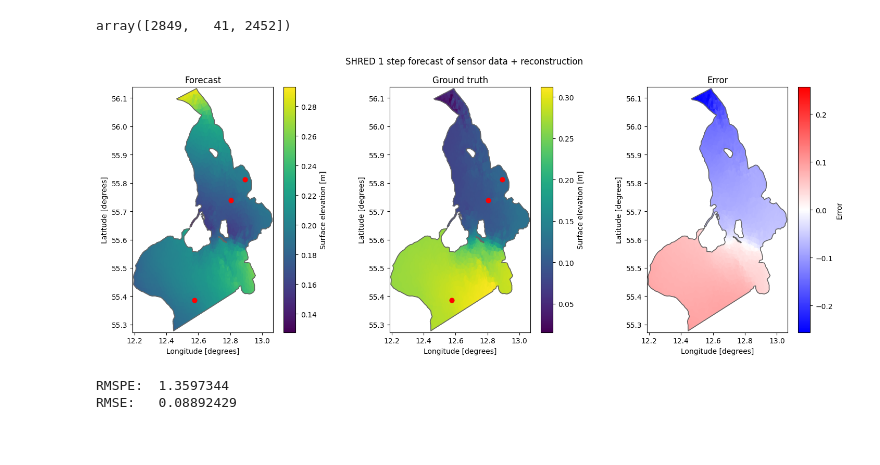
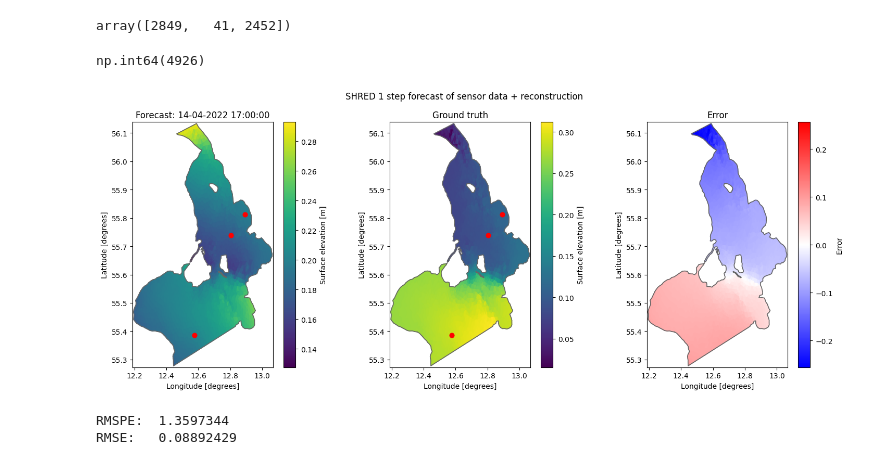
Before and after one commit to FrejaTerpPetersen/pyshred, a Jupyter notebook: Øresund_forecast.ipynb, the cells around one changed output. Saved outputs shown, nothing was run; the diff lists cells and outputs as text; code cells hidden in the pictures.

```diff
--- a/Øresund_forecast.ipynb
+++ b/Øresund_forecast.ipynb
@@ -25,6 +25,10 @@ array([2849,   41, 2452])
 scaled_forecast = np.load('ForecastingResults/reconstructions.npy')
 truths = np.load('ForecastingResults/truth.npy')
 sensor_locations = np.load('ForecastingResults/sensor_locations.npy')
+# %%
+test_indices[plot_index]
+# %% [output]
+np.int64(4926)
 # %%
 elem_cor = ds[0].geometry.element_coordinates
 plot_index = 10
@@ -36,35 +40,35 @@ da_plot_true = da_plot_recon.copy()
 da_plot_err = da_plot_recon.copy()
 # Fill with values from the reconstruction and the ground truth, as well as errors
 da_plot_recon.values = scaled_forecast[plot_index]
 da_plot_true.values = truths[plot_index]
 da_plot_err.values =  truths[plot_index]-scaled_forecast[plot_index]
 # min and max values for the colorbar
 vmin = -max(abs(np.min(da_plot_err.values)),abs(np.max(da_plot_err.values)))
 vmax = max(abs(np.min(da_plot_err.values)),abs(np.max(da_plot_err.values)))
 
 fig,axs = plt.subplots(1,3,figsize=(15,6))
 fig.suptitle('SHRED 1 step forecast of sensor data + reconstruction')
 
 da_plot_true.plot(ax = axs[1],add_colorbar=False)
 cbar = fig.colorbar(axs[1].collections[0], ax=axs[1],label='Surface elevation [m]')
 axs[1].set_title('Ground truth')
 
 da_plot_err.plot(ax = axs[2],cmap="bwr",vmin=vmin,vmax=vmax,add_colorbar=False)
 cbar = fig.colorbar(axs[2].collections[0], ax=axs[2],label='Error')
 axs[2].set_title('Error')
 
 da_plot_recon.plot(ax = axs[0],add_colorbar=False)
 cbar = fig.colorbar(axs[0].collections[0], ax=axs[0],label='Surface elevation [m]')
-axs[0].set_title('Forecast')
+axs[0].set_title(f'Forecast: {da_plot_recon.time[0].strftime("%d-%m-%Y %H:%M:%S")}')
 
 # Add a red dot to the spatial points indicated by the sensor locations
 for i in range(num_sensors):
     axs[0].scatter(elem_cor[sensor_locations[i],0], elem_cor[sensor_locations[i],1], color='red', s=40, label='Sensor location')
     axs[1].scatter(elem_cor[sensor_locations[i],0], elem_cor[sensor_locations[i],1], color='red', s=40, label='Sensor location')
 
 plt.tight_layout()
 # %% [output]
-[figure, old version]
+[figure, new version]
 # %%
 rmspe = np.sqrt(np.mean(np.square((da_plot_err.values / da_plot_true.values)), axis=0))
 rmse = np.sqrt(np.mean(np.square((da_plot_err.values)), axis=0))
```
Also changed, not shown: 8 other files.
